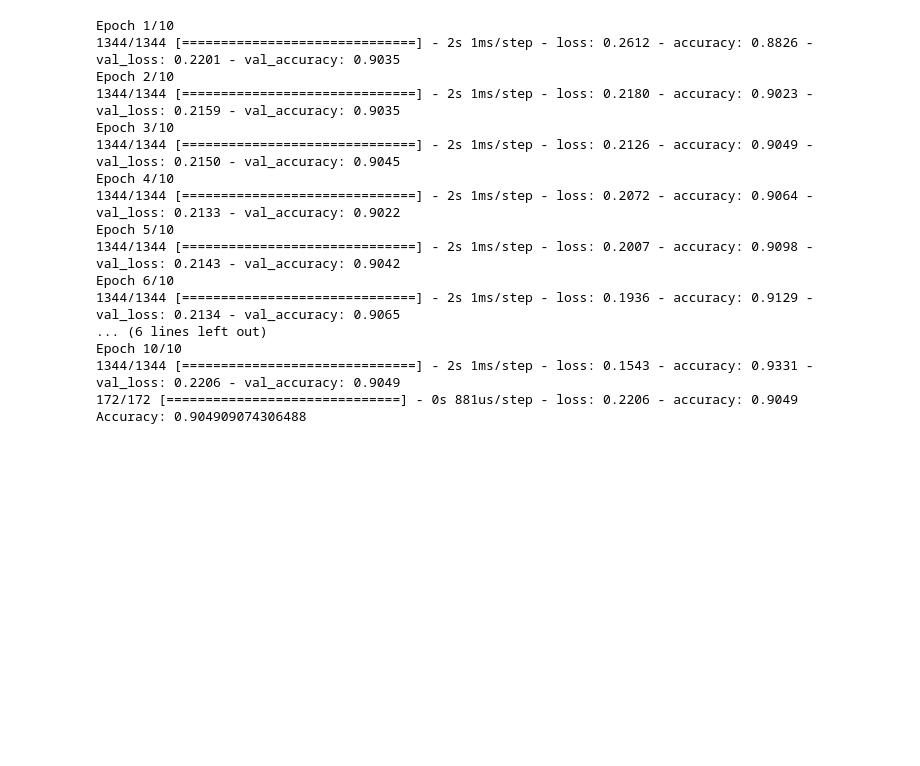
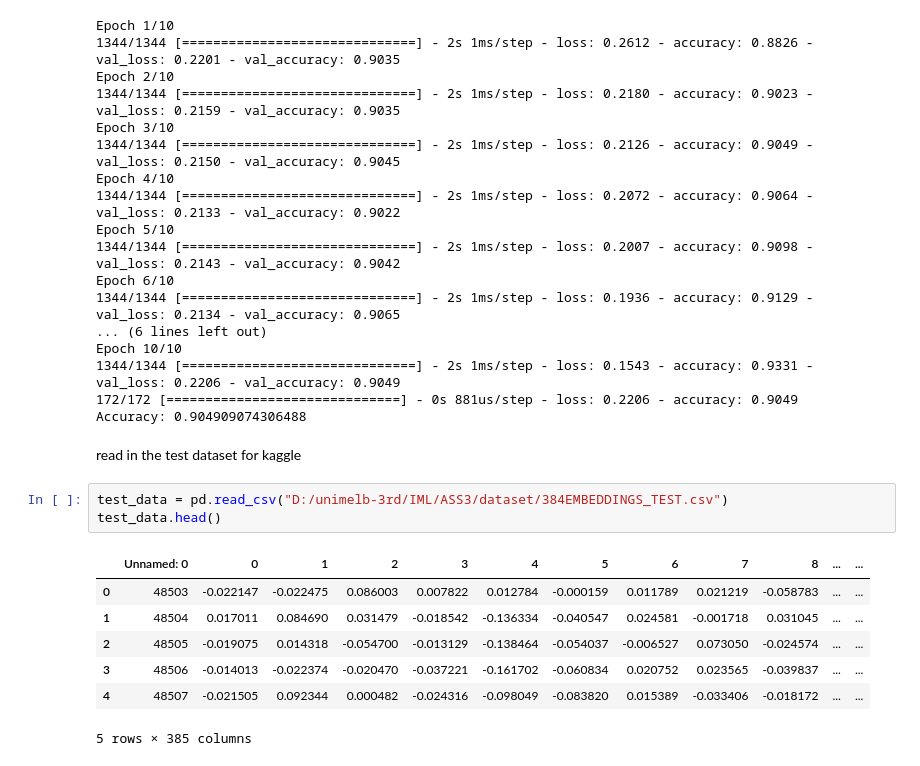
Before and after one commit to Hugo-san/Sentiment-Analysis-of-Patient-Satisfaction-Comments, a Jupyter notebook: ASS3.ipynb, the cells around one changed output. Cells and saved outputs as stored; diff of their text form; blank space fills up the shorter version.

Commit message:
predicting for kaggle test
predicting the test labels with neuronetwork to submit on kaggle. This first time, acc is 0.919 on kaggle

```diff
--- a/ASS3.ipynb
+++ b/ASS3.ipynb
@@ -336,3 +336,16 @@ Epoch 10/10
 1344/1344 [==============================] - 2s 1ms/step - loss: 0.1543 - accuracy: 0.9331 - val_loss: 0.2206 - val_accuracy: 0.9049
 172/172 [==============================] - 0s 881us/step - loss: 0.2206 - accuracy: 0.9049
 Accuracy: 0.904909074306488
+# %% [markdown]
+read in the test dataset for kaggle
+# %%
+test_data = pd.read_csv("D:/unimelb-3rd/IML/ASS3/dataset/384EMBEDDINGS_TEST.csv")
+test_data.head()
+# %% [output]
+|  | Unnamed: 0 | 0 | 1 | 2 | 3 | 4 | 5 | 6 | 7 | 8 | ... | ... |
+| 0 | 48503 | -0.022147 | -0.022475 | 0.086003 | 0.007822 | 0.012784 | -0.000159 | 0.011789 | 0.021219 | -0.058783 | ... | ... |
+| 1 | 48504 | 0.017011 | 0.084690 | 0.031479 | -0.018542 | -0.136334 | -0.040547 | 0.024581 | -0.001718 | 0.031045 | ... | ... |
+| 2 | 48505 | -0.019075 | 0.014318 | -0.054700 | -0.013129 | -0.138464 | -0.054037 | -0.006527 | 0.073050 | -0.024574 | ... | ... |
+| 3 | 48506 | -0.014013 | -0.022374 | -0.020470 | -0.037221 | -0.161702 | -0.060834 | 0.020752 | 0.023565 | -0.039837 | ... | ... |
+| 4 | 48507 | -0.021505 | 0.092344 | 0.000482 | -0.024316 | -0.098049 | -0.083820 | 0.015389 | -0.033406 | -0.018172 | ... | ... |
+5 rows × 385 columns
```
Also changed, not shown: parts of 2 cells of this notebook.
